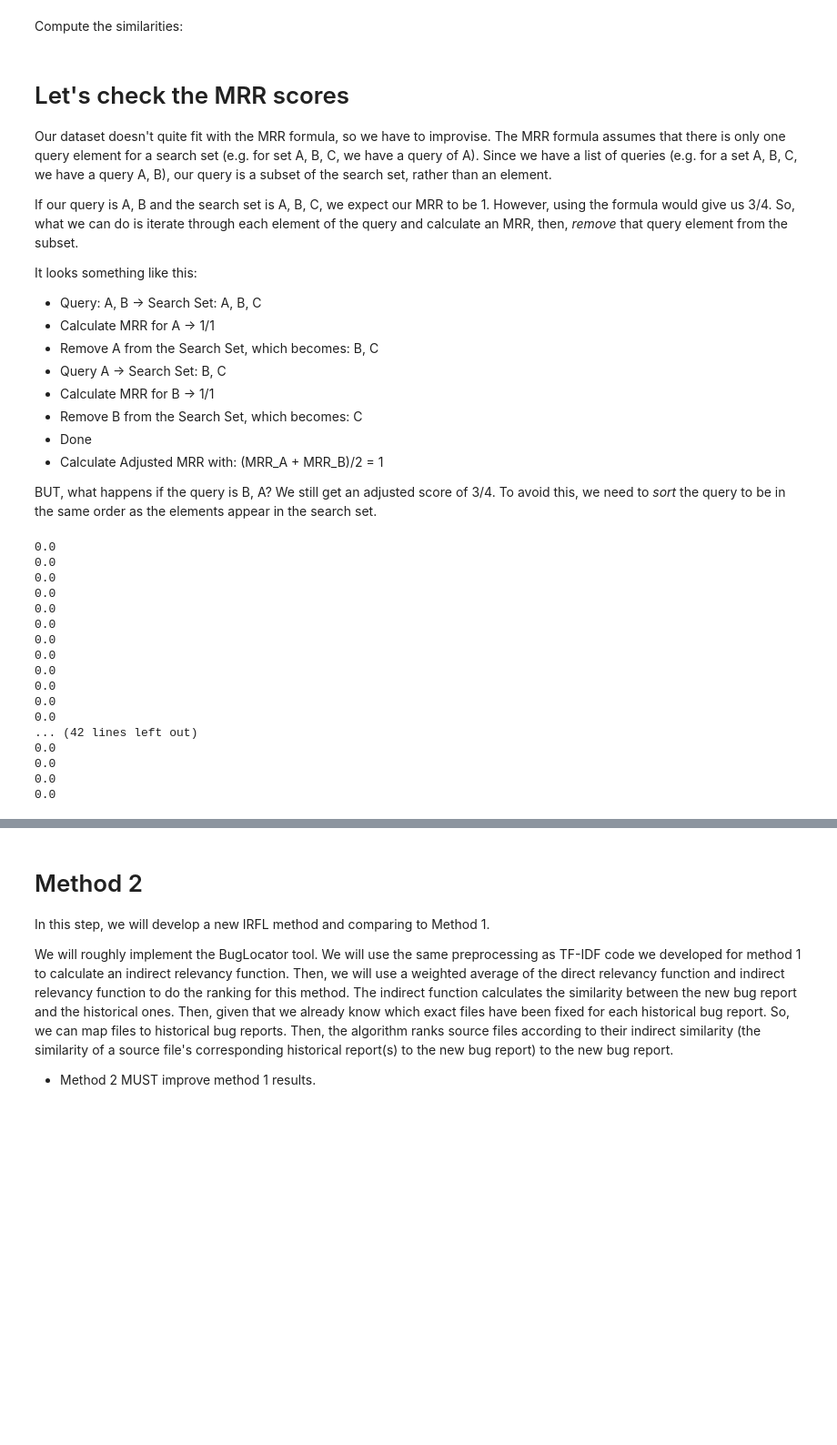
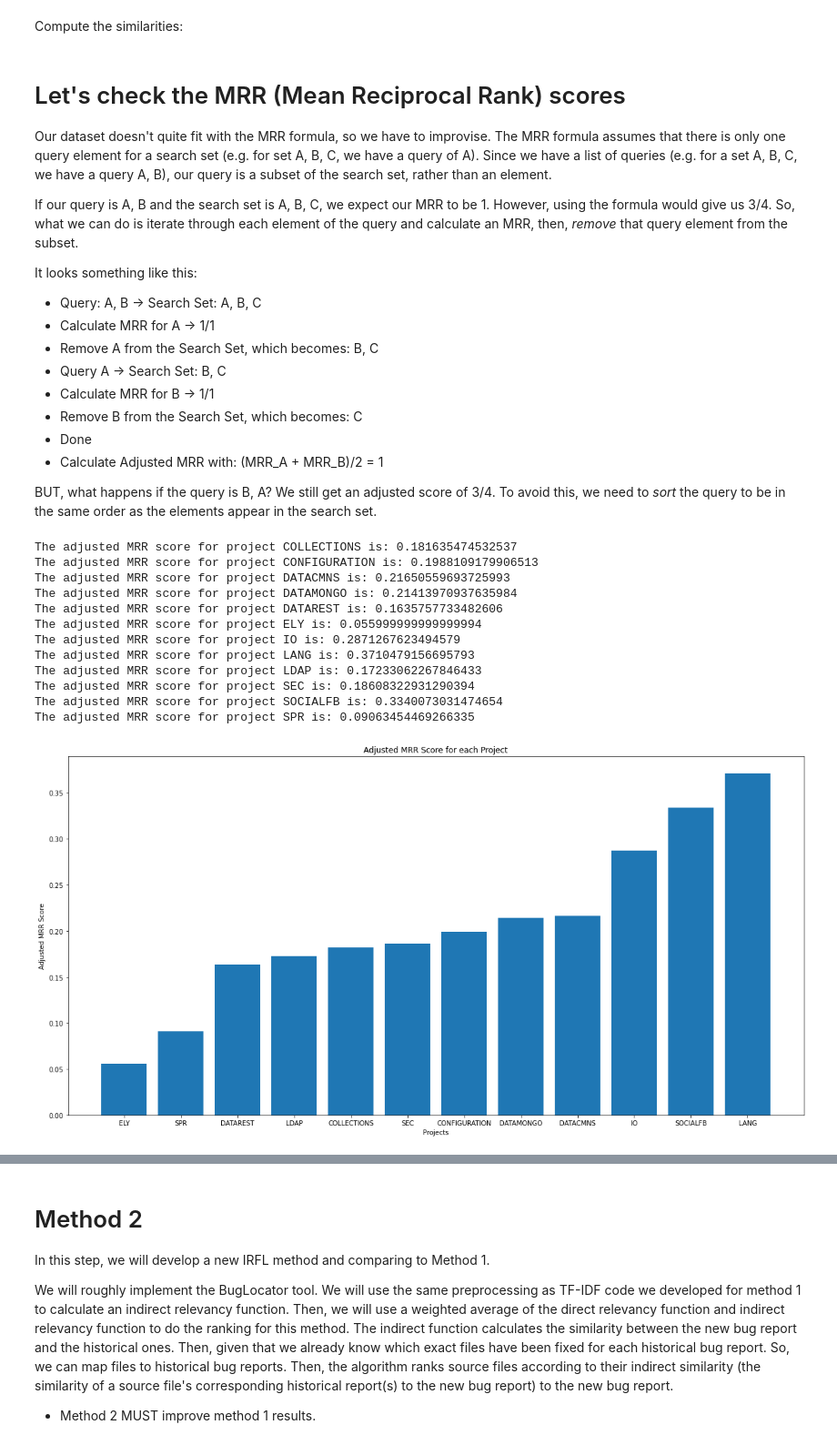
Before and after one commit to Tijunel/ENSF544-FINAL, a Jupyter notebook: Preprocessing.ipynb, the cells around one changed output, grey strips where cells are left out. Shown at 91% size. Saved outputs shown, nothing was run; the diff lists cells and outputs as text; code cells hidden in the pictures; blank space fills up the shorter version.

```diff
--- a/Preprocessing.ipynb
+++ b/Preprocessing.ipynb
@@ -387,7 +387,7 @@ def calculate_similarity(bug_report, source_files):
 def compute_similarities(bug_reports, source_files):
   for row, bug_report in bug_reports.iterrows():
     similarity = calculate_similarity(bug_report, source_files)
-    bug_reports.at[row, 'similarities'] = [similarity]
+    bug_reports.at[row, 'similarities'] = similarity
   return bug_reports
 # %% [markdown]
 Compute the similarities:
@@ -404,7 +404,7 @@ if __name__ == "__main__":
       )
     )
 # %% [markdown]
-# Let's check the MRR scores
+# Let's check the MRR (Mean Reciprocal Rank) scores
 
 Our dataset doesn't quite fit with the MRR formula, so we have to improvise. The MRR formula assumes that there is only one query element for a search set (e.g. for set A, B, C, we have a query of A). Since we have a list of queries (e.g. for a set A, B, C, we have a query A, B), our query is a subset of the search set, rather than an element.
 
@@ -425,12 +425,13 @@ BUT, what happens if the query is B, A? We still get an adjusted score of 3/4. T
 # %%
 def calculate_adjusted_MRR(bug_report):
   fixed_files = bug_report['fix']
-  project_file_similarities = deepcopy(bug_report['similarities'])[0]
+  project_file_similarities = deepcopy(bug_report['similarities'])
 
   # Sort the fixed files to be in the same order as they appear in the project file similarities
   i = 0
   temp_fixed_files = []
-  for file, _ in project_file_similarities:
+  for similarity in project_file_similarities:
+    file = similarity[0]
     if len(temp_fixed_files) == len(fixed_files):
       break
     for f in fixed_files:
@@ -454,51 +455,47 @@ def calculate_adjusted_MRR(bug_report):
     # Calculate the similarity and shift the window
     adjusted_reciprocals.append(1 / similarity_index)
     del project_file_similarities[similarity_index - 1]
 
   return sum(adjusted_reciprocals)/len(adjusted_reciprocals)
 
 def calculate_adjusted_project_MRRs(bug_reports):
   # Calculate the adjusted MRR for each bug report
   for row, bug_report in bug_reports.iterrows():
     bug_reports.at[row, 'adjusted_MRR'] = calculate_adjusted_MRR(bug_report)
 
   # Group the project bugs, and compute the net MRR
   project_bug_reports = [group for _, group in bug_reports.groupby('project')]
   project_scores = defaultdict(str)
   projects = bug_reports['project'].unique()
   for project in projects:
     project_scores[project] = 0
-  for project_bug_report in project_bug_reports:
-    print("The adjusted MRR score for project " + project_bug_report['project'][0] + " is: ", end="")
+  for project, project_bug_report in zip(projects, project_bug_reports):
+    print("The adjusted MRR score for project " + project + " is: ", end="")
     score = sum(project_bug_report['adjusted_MRR'])/len(project_bug_report['adjusted_MRR'])
-    project_scores[project_bug_report['project'][0]] = score
+    project_scores[project] = score
     print(score)
 
   # Create a plot
   project_scores = dict(sorted(project_scores.items(), key=lambda item: item[1]))
   plt.figure(figsize=(20, 10))
   plt.bar(range(len(project_scores)), list(project_scores.values()), tick_label=list(project_scores.keys()))
   plt.xlabel('Projects')
   plt.ylabel('Adjusted MRR Score')
   plt.title('Adjusted MRR Score for each Project')
   plt.show()
 
-# calculate_adjusted_project_MRRs(bug_reports)
+calculate_adjusted_project_MRRs(bug_reports)
 # %% [output]
-0.0
-0.0
-0.0
-0.0
-0.0
-0.0
-0.0
-0.0
-0.0
-0.0
-0.0
-0.0
-... (42 lines left out)
-0.0
-0.0
-0.0
-0.0
+The adjusted MRR score for project COLLECTIONS is: 0.181635474532537
+The adjusted MRR score for project CONFIGURATION is: 0.1988109179906513
+The adjusted MRR score for project DATACMNS is: 0.21650559693725993
+The adjusted MRR score for project DATAMONGO is: 0.21413970937635984
+The adjusted MRR score for project DATAREST is: 0.1635757733482606
+The adjusted MRR score for project ELY is: 0.055999999999999994
+The adjusted MRR score for project IO is: 0.2871267623494579
+The adjusted MRR score for project LANG is: 0.3710479156695793
+The adjusted MRR score for project LDAP is: 0.17233062267846433
+The adjusted MRR score for project SEC is: 0.18608322931290394
+The adjusted MRR score for project SOCIALFB is: 0.3340073031474654
+The adjusted MRR score for project SPR is: 0.09063454469266335
+[figure, added]
```
Also changed, not shown: parts of 5 cells of this notebook.
